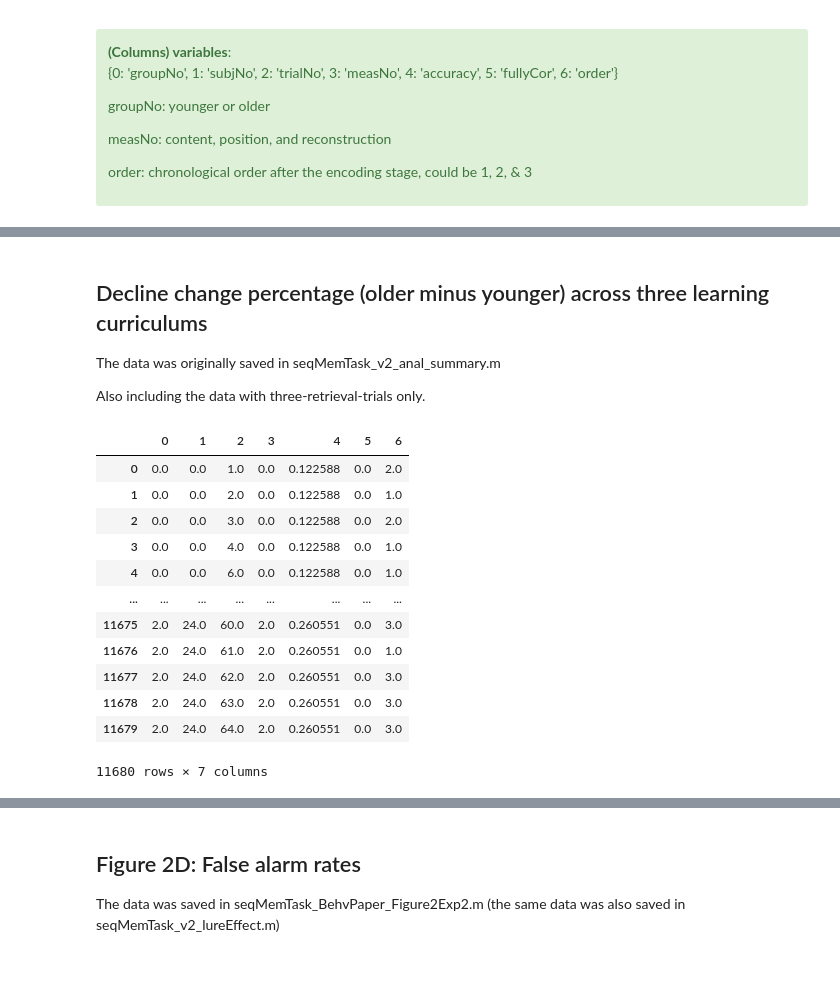
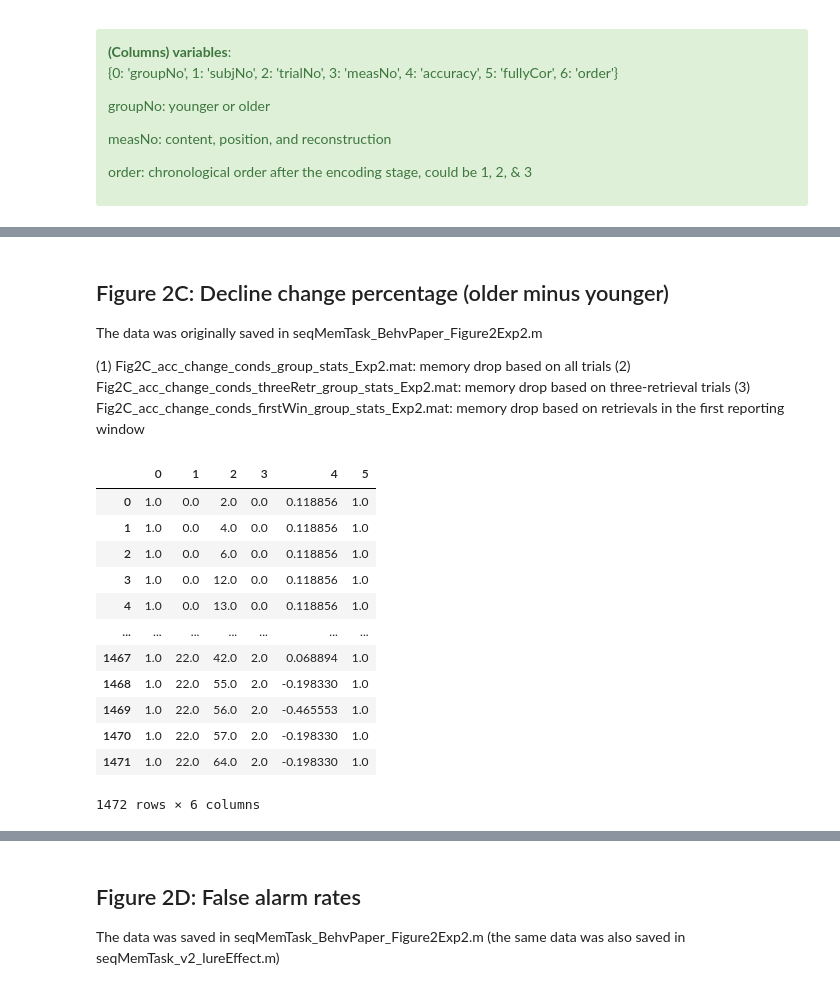
Before and after one commit to xiangjuan-ren1828/FlexibleBindingAnal, a Jupyter notebook: Statistics/seqMem_BehvPaper1_dataFrame.ipynb, the cells around one changed output, grey strips where cells are left out. Saved outputs shown, nothing was run; the diff lists cells and outputs as text; code cells hidden in the pictures.

```diff
--- a/Statistics/seqMem_BehvPaper1_dataFrame.ipynb
+++ b/Statistics/seqMem_BehvPaper1_dataFrame.ipynb
@@ -622,27 +727,47 @@ order: chronological order after the encoding stage, could be 1, 2, & 3
 # %% [markdown]
-## Decline change percentage (older minus younger) across three learning curriculums
+## Figure 2C: Decline change percentage (older minus younger)
 
-The data was originally saved in seqMemTask_v2_anal_summary.m
+The data was originally saved in seqMemTask_BehvPaper_Figure2Exp2.m
 
-Also including the data with three-retrieval-trials only.
+(1) Fig2C_acc_change_conds_group_stats_Exp2.mat: memory drop based on all trials
+(2) Fig2C_acc_change_conds_threeRetr_group_stats_Exp2.mat: memory drop based on three-retrieval trials
+(3) Fig2C_acc_change_conds_firstWin_group_stats_Exp2.mat: memory drop based on retrievals in the first reporting window
+# %%
+dataFlg = 2
+if dataFlg == 0:   # all trials
+    acc_change_mat = loadmat(FBdata_folder + 'Fig2C_acc_change_conds_group_stats_Exp2.mat') # 'acc_change_conds_group'
+    acc_lmm_group  = acc_change_mat['acc_change_conds_group']
+
+elif dataFlg == 1: # three-retrieval trials
+    acc_change_mat = loadmat(FBdata_folder + 'Fig2C_acc_change_conds_threeRetr_group_stats_Exp2.mat') # 'acc_change_conds_threeRetr_group'
+    acc_lmm_group  = acc_change_mat['acc_change_conds_threeRetr_group']
+
+elif dataFlg == 2: # retrievals in the first reporting window
+    acc_change_mat = loadmat(FBdata_folder + 'Fig2C_acc_change_conds_firstWin_group_stats_Exp2.mat') # 'acc_change_conds_firstWin_group'
+    acc_lmm_group  = acc_change_mat['acc_change_conds_firstWin_group']
 # %%
-groupName = 'older'
-acc_change_mat = loadmat(data_behv + 'acc_change_conds_group_' + groupName + '_exp2.mat') # 'acc_change_conds_group'
-acc_lmm_group = acc_change_mat['acc_change_conds_group']
-acc_lmm_pd    = pd.DataFrame(acc_lmm_group)
+acc_lmm_pd = pd.DataFrame(acc_lmm_group)
 acc_lmm_pd
+
+# 6 columns
+# (1) ageNo: 0-YA, 1-OA
+# (2) subj: 0-subLen
+# (3) trial number: some of the trial numbers were skipped in the latter two conditions
+# (4) 3 measures: 0-objReport, 1-locReport, 2-reconsReport
+# (5) accuracy change (OA relative to YA): continuous variable
+# (6) reporting window (after encoding stage) labels: 1-first report, 2-second report, 3-third report
 # %% [output]
-|  | 0 | 1 | 2 | 3 | 4 | 5 | 6 |
-| 0 | 0.0 | 0.0 | 1.0 | 0.0 | 0.122588 | 0.0 | 2.0 |
-| 1 | 0.0 | 0.0 | 2.0 | 0.0 | 0.122588 | 0.0 | 1.0 |
-| 2 | 0.0 | 0.0 | 3.0 | 0.0 | 0.122588 | 0.0 | 2.0 |
-| 3 | 0.0 | 0.0 | 4.0 | 0.0 | 0.122588 | 0.0 | 1.0 |
-| 4 | 0.0 | 0.0 | 6.0 | 0.0 | 0.122588 | 0.0 | 1.0 |
-| ... | ... | ... | ... | ... | ... | ... | ... |
-| 11675 | 2.0 | 24.0 | 60.0 | 2.0 | 0.260551 | 0.0 | 3.0 |
-| 11676 | 2.0 | 24.0 | 61.0 | 2.0 | 0.260551 | 0.0 | 1.0 |
-| 11677 | 2.0 | 24.0 | 62.0 | 2.0 | 0.260551 | 0.0 | 3.0 |
-| 11678 | 2.0 | 24.0 | 63.0 | 2.0 | 0.260551 | 0.0 | 3.0 |
-| 11679 | 2.0 | 24.0 | 64.0 | 2.0 | 0.260551 | 0.0 | 3.0 |
+|  | 0 | 1 | 2 | 3 | 4 | 5 |
+| 0 | 1.0 | 0.0 | 2.0 | 0.0 | 0.118856 | 1.0 |
+| 1 | 1.0 | 0.0 | 4.0 | 0.0 | 0.118856 | 1.0 |
+| 2 | 1.0 | 0.0 | 6.0 | 0.0 | 0.118856 | 1.0 |
+| 3 | 1.0 | 0.0 | 12.0 | 0.0 | 0.118856 | 1.0 |
+| 4 | 1.0 | 0.0 | 13.0 | 0.0 | 0.118856 | 1.0 |
+| ... | ... | ... | ... | ... | ... | ... |
+| 1467 | 1.0 | 22.0 | 42.0 | 2.0 | 0.068894 | 1.0 |
+| 1468 | 1.0 | 22.0 | 55.0 | 2.0 | -0.198330 | 1.0 |
+| 1469 | 1.0 | 22.0 | 56.0 | 2.0 | -0.465553 | 1.0 |
+| 1470 | 1.0 | 22.0 | 57.0 | 2.0 | -0.198330 | 1.0 |
+| 1471 | 1.0 | 22.0 | 64.0 | 2.0 | -0.198330 | 1.0 |
-11680 rows × 7 columns
+1472 rows × 6 columns
 # %%
```
Also changed, not shown: parts of 23 cells of this notebook, 3 other files.
